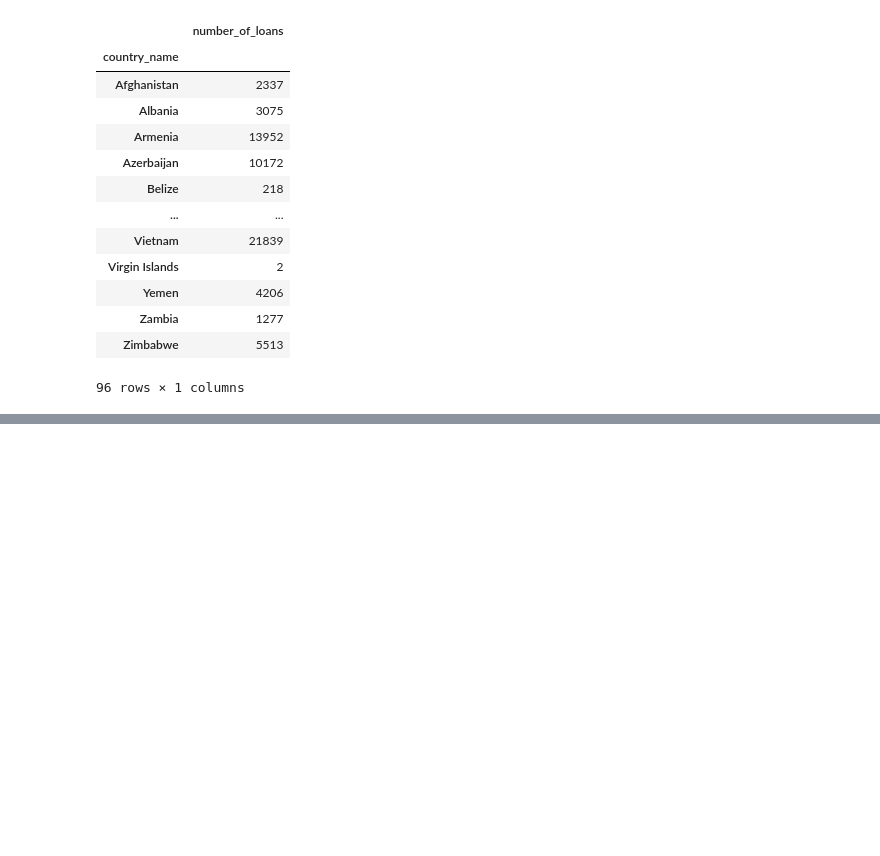
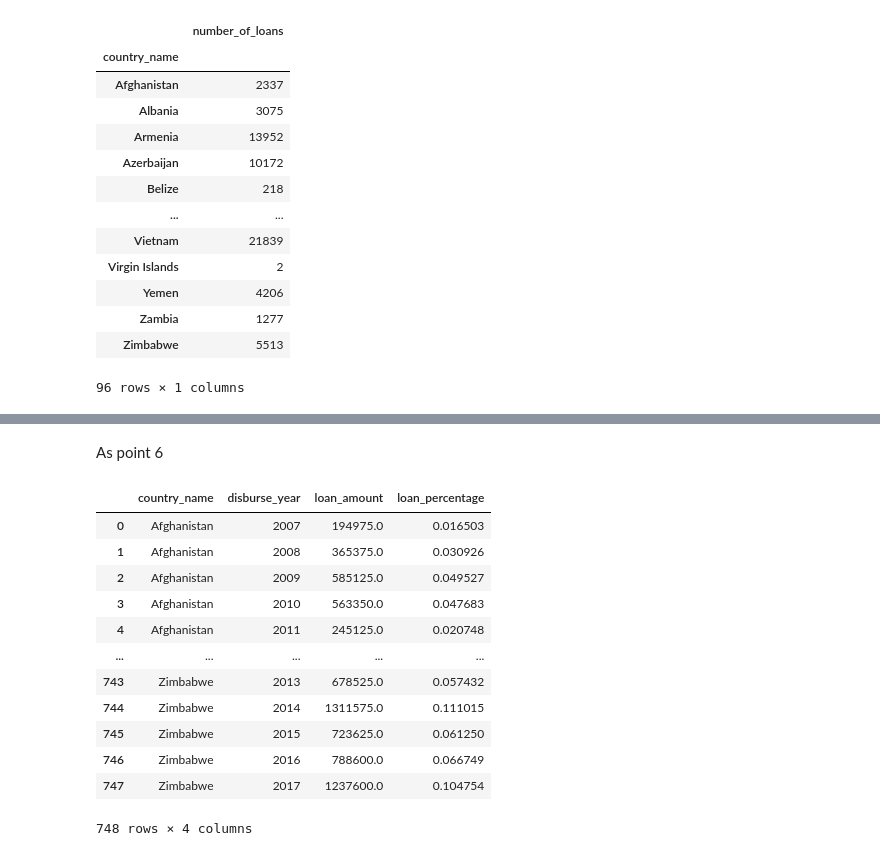
Before and after one commit to AleC28696/ProgettoFCS, a Jupyter notebook: Untitled.ipynb, the cells around one changed output, grey strips where cells are left out. Saved outputs shown, nothing was run; the diff lists cells and outputs as text; code cells hidden in the pictures; blank space fills up the shorter version.

```diff
--- a/Untitled.ipynb
+++ b/Untitled.ipynb
@@ -135,0 +129,3 @@ countries
+# %%
+country_loans = loans[['country_name', 'loan_amount']].groupby('country_name', as_index=False).sum()
+country_loans
@@ -135,0 +148,4 @@ countries
+# %%
+overall_amount_lent = 0
+for i in country_loans['loan_amount']:
+    overall_amount_lent += i
@@ -135,0 +171,3 @@ countries
+# %%
+loans['disburse_year'] = loans['disburse_datetime'].dt.year.astype('Int64')
+loans['disburse_year']
@@ -135,0 +210,3 @@ countries
+# %%
+country_loans_per_year = loans[['country_name', 'disburse_year', 'loan_amount']].groupby(['country_name', 'disburse_year'], as_index=False).sum()
+country_loans_per_year
@@ -135,0 +227,19 @@ countries
+# %% [markdown]
+As point 6
+# %%
+country_loans_per_year['loan_percentage'] = country_loans_per_year['loan_amount'] / overall_amount_lent * 100
+country_loans_per_year
+# %% [output]
+|  | country_name | disburse_year | loan_amount | loan_percentage |
+| 0 | Afghanistan | 2007 | 194975.0 | 0.016503 |
+| 1 | Afghanistan | 2008 | 365375.0 | 0.030926 |
+| 2 | Afghanistan | 2009 | 585125.0 | 0.049527 |
+| 3 | Afghanistan | 2010 | 563350.0 | 0.047683 |
+| 4 | Afghanistan | 2011 | 245125.0 | 0.020748 |
+| ... | ... | ... | ... | ... |
+| 743 | Zimbabwe | 2013 | 678525.0 | 0.057432 |
+| 744 | Zimbabwe | 2014 | 1311575.0 | 0.111015 |
+| 745 | Zimbabwe | 2015 | 723625.0 | 0.061250 |
+| 746 | Zimbabwe | 2016 | 788600.0 | 0.066749 |
+| 747 | Zimbabwe | 2017 | 1237600.0 | 0.104754 |
+748 rows × 4 columns
```
Also changed, not shown: parts of 16 cells of this notebook.
